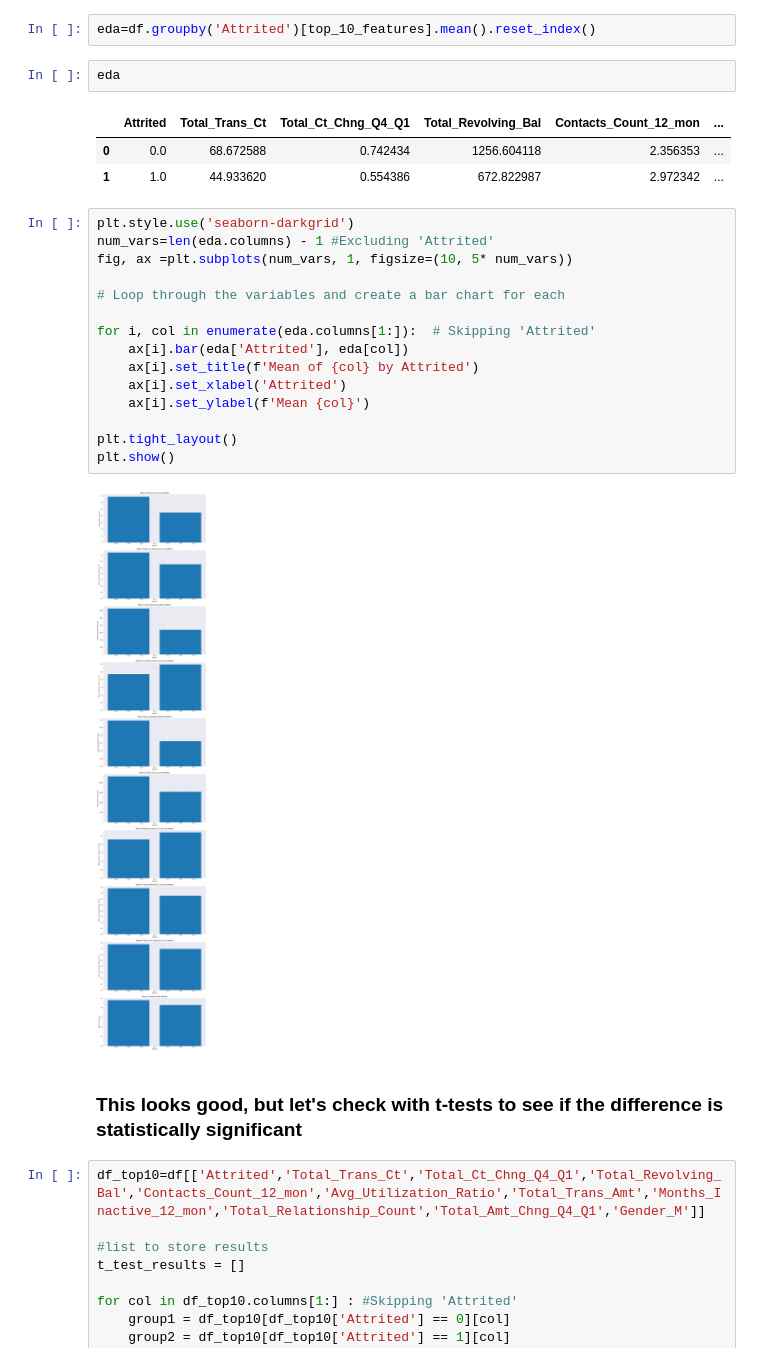
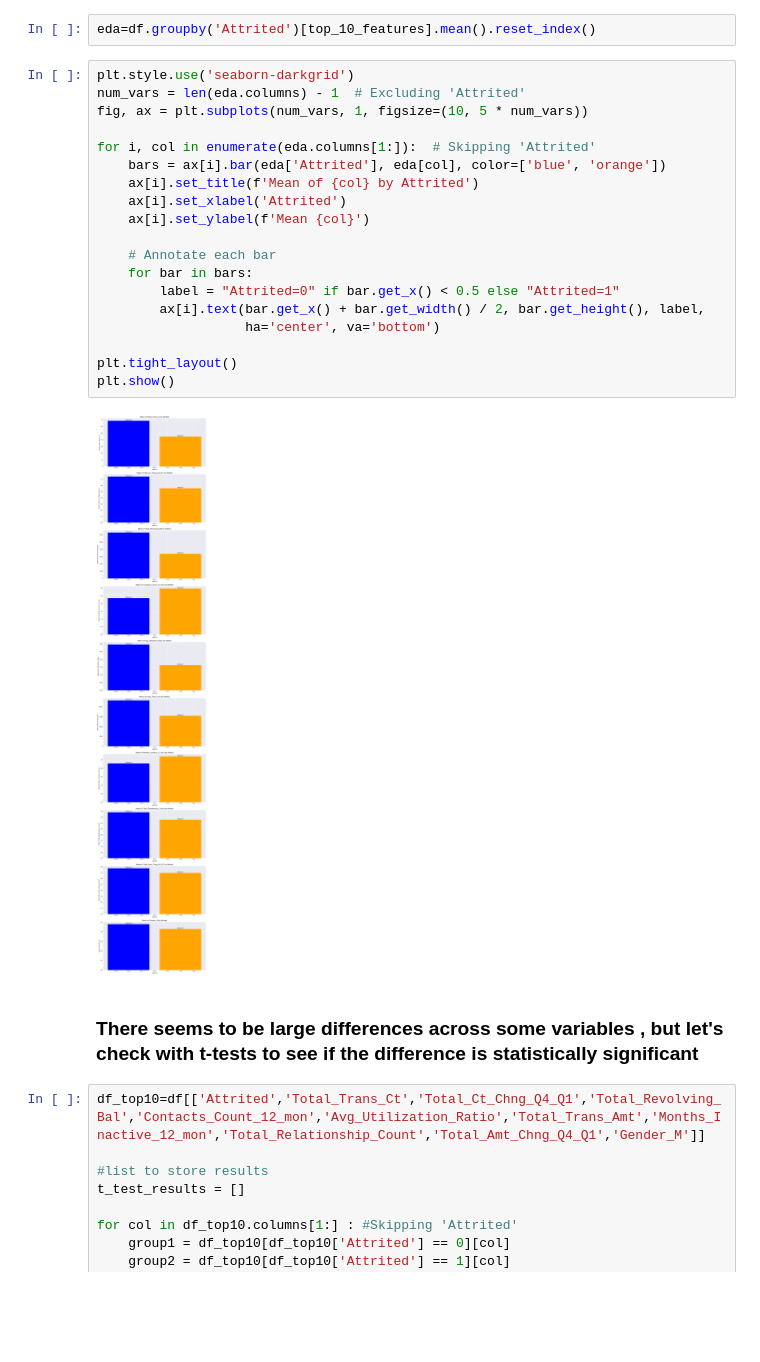
Before and after one commit to allenhardiman/gh_pages, a Jupyter notebook: Bank Attrition.ipynb, the cells around one changed output. Saved outputs shown, nothing was run; the diff lists cells and outputs as text; blank space fills up the shorter version.

```diff
--- a/Bank Attrition.ipynb
+++ b/Bank Attrition.ipynb
@@ -87,31 +88,29 @@ Look at the difference in means among the 10 highest correlated features variabl
 top_10_features=['Total_Trans_Ct','Total_Ct_Chng_Q4_Q1','Total_Revolving_Bal','Contacts_Count_12_mon','Avg_Utilization_Ratio','Total_Trans_Amt','Months_Inactive_12_mon','Total_Relationship_Count','Total_Amt_Chng_Q4_Q1','Gender_M']
 # %%
 eda=df.groupby('Attrited')[top_10_features].mean().reset_index()
-# %%
-eda
-# %% [output]
-|  | Attrited | Total_Trans_Ct | Total_Ct_Chng_Q4_Q1 | Total_Revolving_Bal | Contacts_Count_12_mon | ... |
-| 0 | 0.0 | 68.672588 | 0.742434 | 1256.604118 | 2.356353 | ... |
-| 1 | 1.0 | 44.933620 | 0.554386 | 672.822987 | 2.972342 | ... |
 # %%
 plt.style.use('seaborn-darkgrid')
-num_vars=len(eda.columns) - 1 #Excluding 'Attrited'
-fig, ax =plt.subplots(num_vars, 1, figsize=(10, 5* num_vars))
-
-# Loop through the variables and create a bar chart for each
+num_vars = len(eda.columns) - 1  # Excluding 'Attrited'
+fig, ax = plt.subplots(num_vars, 1, figsize=(10, 5 * num_vars))
 
 for i, col in enumerate(eda.columns[1:]):  # Skipping 'Attrited'
-    ax[i].bar(eda['Attrited'], eda[col])
+    bars = ax[i].bar(eda['Attrited'], eda[col], color=['blue', 'orange'])
     ax[i].set_title(f'Mean of {col} by Attrited')
     ax[i].set_xlabel('Attrited')
     ax[i].set_ylabel(f'Mean {col}')
 
+    # Annotate each bar
+    for bar in bars:
+        label = "Attrited=0" if bar.get_x() < 0.5 else "Attrited=1"
+        ax[i].text(bar.get_x() + bar.get_width() / 2, bar.get_height(), label,
+                   ha='center', va='bottom')
+
 plt.tight_layout()
 plt.show()
 # %% [output]
-[figure, old version]
+[figure, new version]
 # %% [markdown]
-### This looks good, but let's check with t-tests to see if the difference is statistically significant
+### There seems to be large differences across some variables , but let's check with t-tests to see if the difference is statistically significant
 # %%
 df_top10=df[['Attrited','Total_Trans_Ct','Total_Ct_Chng_Q4_Q1','Total_Revolving_Bal','Contacts_Count_12_mon','Avg_Utilization_Ratio','Total_Trans_Amt','Months_Inactive_12_mon','Total_Relationship_Count','Total_Amt_Chng_Q4_Q1','Gender_M']]
 
```
Also changed, not shown: parts of 3 cells of this notebook.
